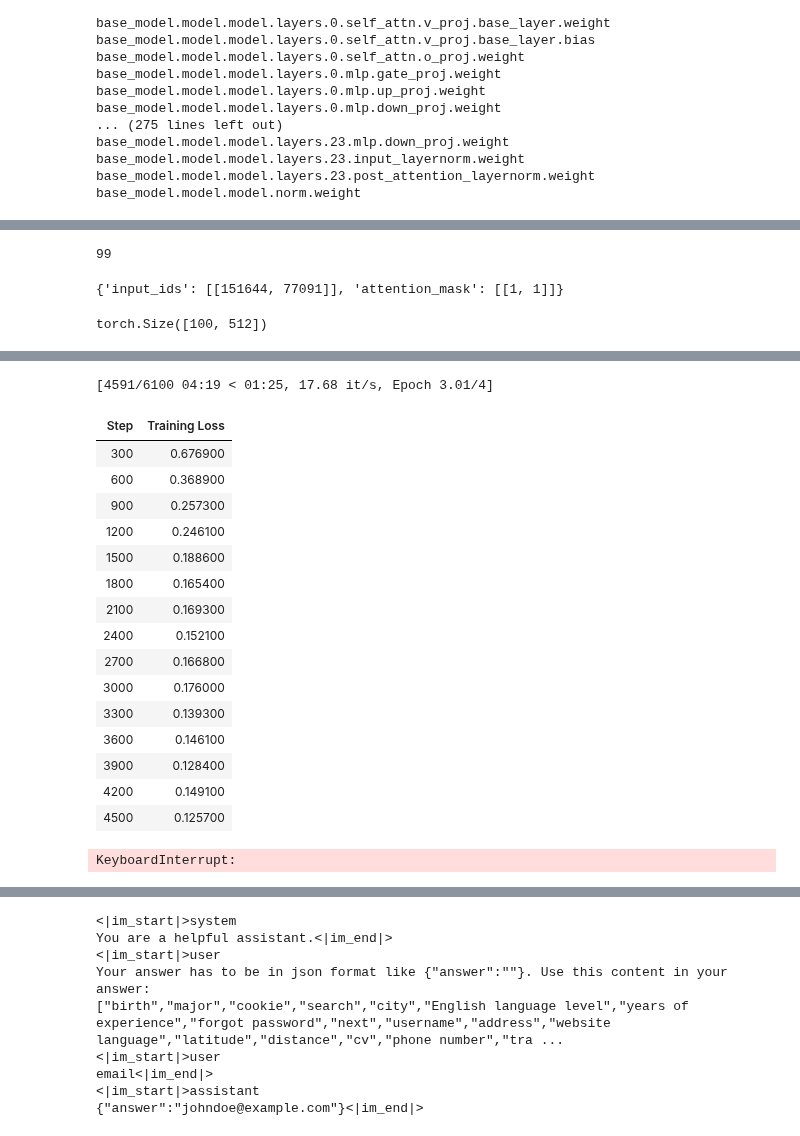
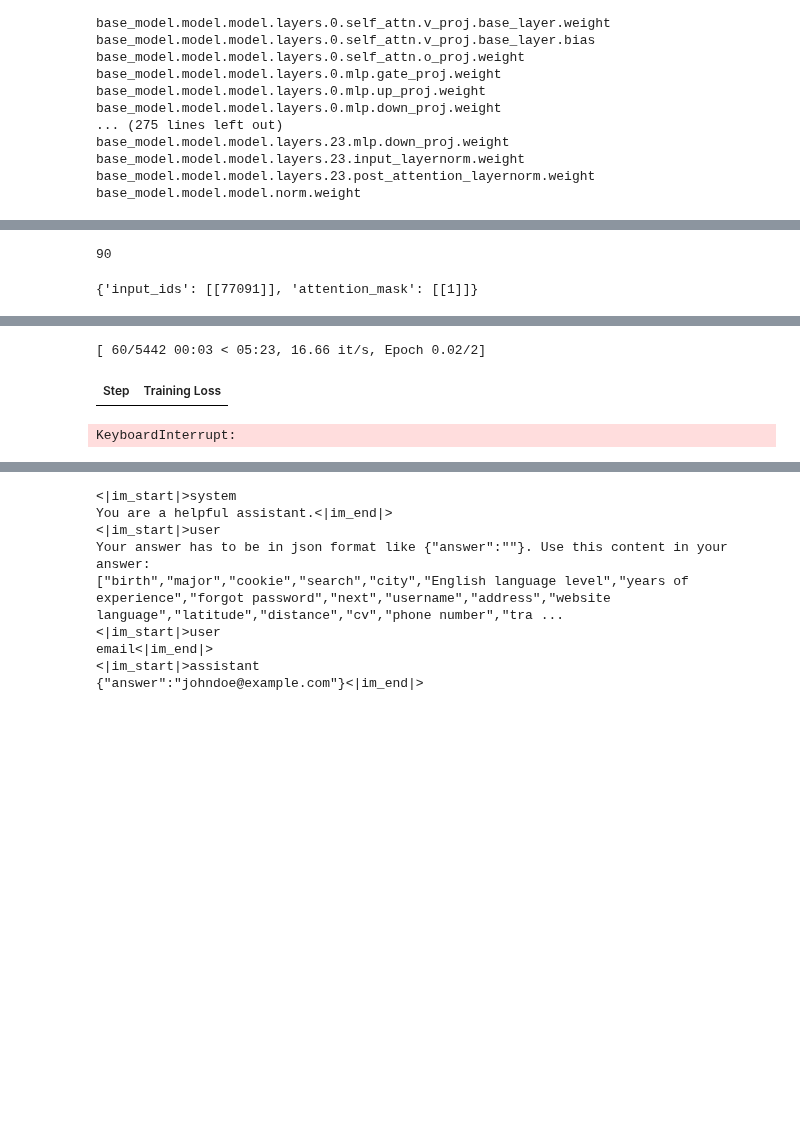
Before and after one commit to majidsh97/LLM, a Jupyter notebook: web_lm.ipynb, the cells around one changed output, grey strips where cells are left out. Saved outputs shown, nothing was run; the diff lists cells and outputs as text; code cells hidden in the pictures; blank space fills up the shorter version.

```diff
--- a/web_lm.ipynb
+++ b/web_lm.ipynb
@@ -229,9 +236,9 @@ GenerationConfig {
   "top_p": 0.8
 }
 # %%
-model = get_peft_model(model,LoraConfig(task_type=TaskType.CAUSAL_LM,target_modules=['q_proj','v_proj'
-                                                                                     ,'k_proj'#,'o_proj'
-                                                                                     ]))
+model = get_peft_model(model,LoraConfig(task_type=TaskType.CAUSAL_LM,target_modules=['q_proj','v_proj','k_proj']))
+#model = get_peft_model(model,LoraConfig(task_type=TaskType.CAUSAL_LM,target_modules=['q','v','k']))
+
 model.print_trainable_parameters()
 model
 for n,p in model.named_parameters():
@@ -271,7 +264,0 @@ s
-# %%
-"""def f(x):
-    print(x)
-    return '{"answer":"'+ x +'"}'
-
-train_dataset['labels'] = train_dataset['labels'].map(f)
-train_dataset"""
@@ -300,27 +285,32 @@ def dict_to_str(p):
     return s
 
 
-def get_one_chat_template(person_str, query_element_str, label_str=None):
+def get_one_chat_template(query,element,utterance="",person_str="", label_str=None,label_action=None,action_history=""):
     d = [
         {   #{"role":"system","content":""}
             "role": "user",
             #"content": """Your answer has to be in json format like {"answer":""}. Use this content in your answer:\n"""
-            "content": """Your answer has to be in json format like {"answer":""}."""
+            "content": """Your answer has to be in short JSON format. Use this CONTENT in your answer:\n"""+
+            f"""CONTENT: {{"{utterance}",{person_str}}}."""
 
-            + person_str,
+            #f"\ncontent: {person_str}"
+
         },
         {
             "role": "user",
             #"content": "What is this HTML element about?\n" + query_element_str,
-            "content": "What is this HTML element about?\n" + query_element_str,
+            #"content": "Question:\n" + query_element_str,
 
-            #"content": "Question:\n" + query_element_str,
+            "content": f"QUERY: {query}"+
+            f"\nHTML: {element}"
+            #f"\nutterance: {utterance}"
+
 
         },
     ]
     if label_str:
         d.append(
-            {"role": "assistant", "content": '{"answer":"' + label_str + '"}'},
+            {"role": "assistant", "content": '{"answer":"' +str( label_str )+ '","click":"'+str(label_action)+'"}'},
         )
 
     return d
@@ -336,10 +326,7 @@ def get_one_msg(text, label):
 
 def get_chat():
 
-    d = []
-    d+=train_dataset.apply( lambda x :get_one_msg(str(x["query"]) +'\n'+str(x['element']) , str(x["label"])),axis=1).tolist()
-    d+=train_dataset_2.apply( lambda x :get_one_msg(str(x["query"])+'\n'+str(x['element']), str(x["label"])),axis=1).tolist()
-
+    d=train_dataset.apply( lambda x :get_one_chat_template(x['query'],x['element'],x['utterance'],"",x['label'],x['action']),axis=1).tolist()
 
     return d  # ,labels
 
@@ -371,8 +358,10 @@ def get_train_data():
 tokenized_data = get_train_data()
 
 
-no_label = tokenizer.apply_chat_template([  get_one_chat_template( ""#person_to_str(person)
-                                                                  , str(x['query'])+x['element'])
+no_label = tokenizer.apply_chat_template([  get_one_chat_template(
+                                                                   str(x['query']),
+                                                                   x['element']
+                                                                   )
                                 for i,x in test_dataset.iterrows()] ,truncation=True,max_length=512)  # ,return_tensors='pt')
 
 print(len(tokenized_data))
@@ -384,11 +389,12 @@ NameError: name 'tokenizer' is not defined
 # %%
 len(tokenized_data[0])
 # %% [output]
-99
+90
-# %%
-tokenizer(['<|im_start|>assistant'])
-# %% [output]
-{'input_ids': [[151644, 77091]], 'attention_mask': [[1, 1]]}
+# %%
+#tokenizer(['<|im_start|>assistant'])
+tokenizer(['assistant'])
+# %% [output]
+{'input_ids': [[77091]], 'attention_mask': [[1]]}
 # %%
 mydc = DataCollatorForLanguageModeling(tokenizer,False)
 def mmf(x):
@@ -399,10 +405,6 @@ def mmf(x):
         pass
     #print( y['labels'] )
     return y
-
-mmf(no_label)['labels'].shape
-# %% [output]
-torch.Size([100, 512])
 # %%
 from transformers import TrainerCallback
 """
@@ -444,7 +446,7 @@ trainer =  Trainer(model,
         #callbacks=[ChangeDatasetCallback()],
         args=TrainingArguments(
           output_dir=output_dir,
-          num_train_epochs=4,
+          num_train_epochs=2,
           per_device_train_batch_size=1,
           per_device_eval_batch_size=1,
           logging_steps=300,
@@ -461,24 +463,9 @@ model = model.eval()
 Warning: The default cache directory for DeepSpeed Triton autotune, /home/cip/ce/ix05ogym/.triton/autotune, appears to be on an NFS system. While this is generally acceptable, if you experience slowdo ...
  [WARNING]  Please specify the CUTLASS repo directory as environment variable $CUTLASS_PATH
  [WARNING]  sparse_attn requires a torch version >= 1.5 and < 2.0 but detected 2.3
  [WARNING]  using untested triton version (2.3.1), only 1.0.0 is known to be compatible
-[4591/6100 04:19 < 01:25, 17.68 it/s, Epoch 3.01/4]
+[ 60/5442 00:03 < 05:23, 16.66 it/s, Epoch 0.02/2]
 | Step | Training Loss |
-| 300 | 0.676900 |
-| 600 | 0.368900 |
-| 900 | 0.257300 |
-| 1200 | 0.246100 |
-| 1500 | 0.188600 |
-| 1800 | 0.165400 |
-| 2100 | 0.169300 |
-| 2400 | 0.152100 |
-| 2700 | 0.166800 |
-| 3000 | 0.176000 |
-| 3300 | 0.139300 |
-| 3600 | 0.146100 |
-| 3900 | 0.128400 |
-| 4200 | 0.149100 |
-| 4500 | 0.125700 |
 KeyboardInterrupt:
 # %%
 #trainer.model.save_pretrained(output_dir+'saved_84/')
```
Also changed, not shown: parts of 11 cells of this notebook.
